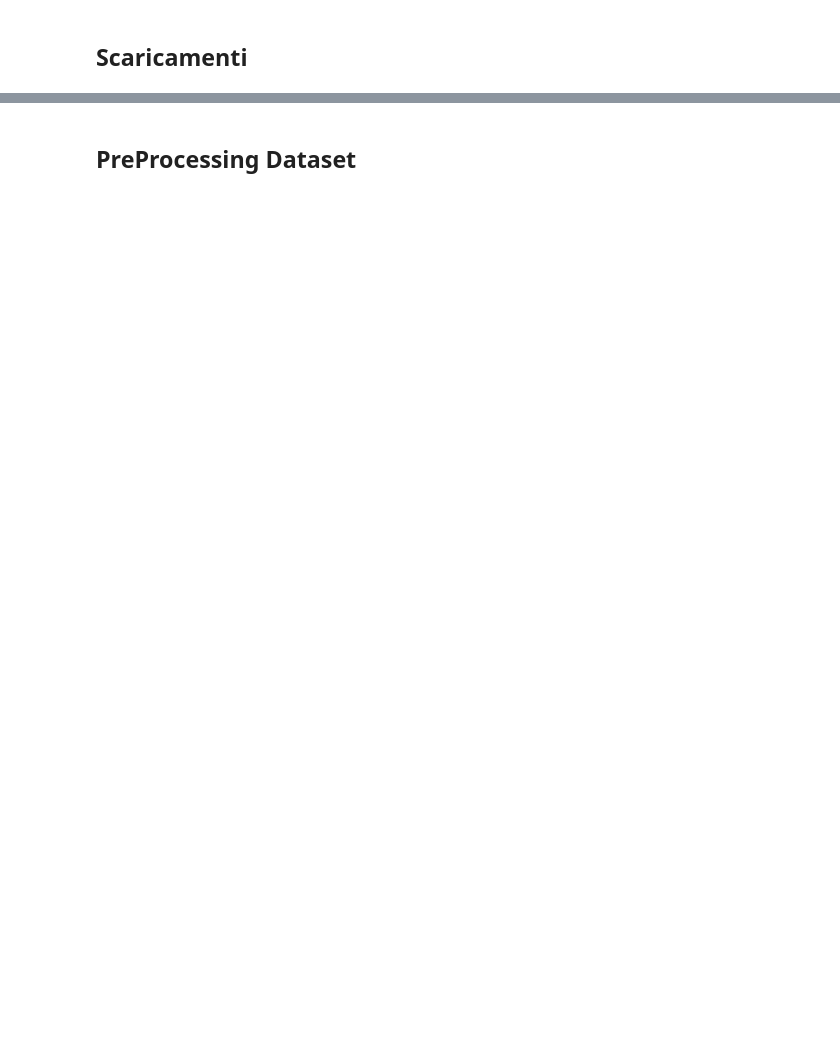
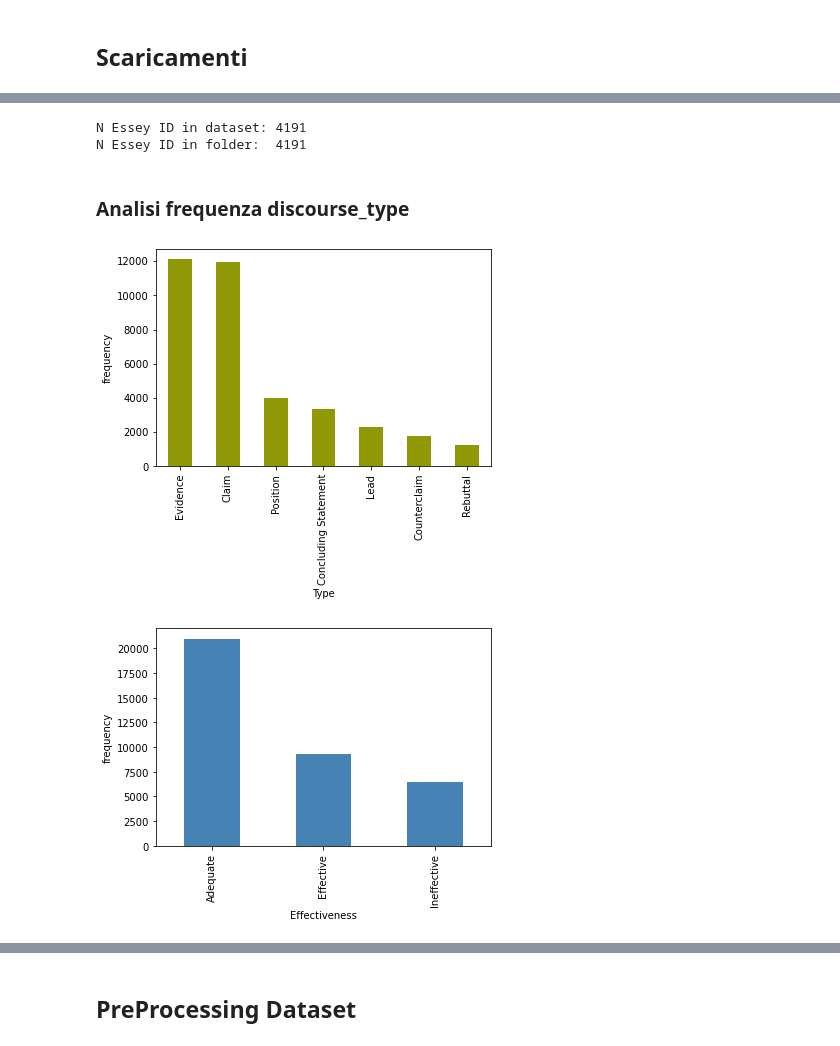
Before and after one commit to Typing-Monkeys/BRUN0-Net, a Jupyter notebook: training/Brun0-Net.ipynb, the cells around one changed output, grey strips where cells are left out. Saved outputs shown, nothing was run; the diff lists cells and outputs as text; code cells hidden in the pictures; blank space fills up the shorter version.

Commit message:
Analisi Dataset
Aggiunti plot e una breve analisi del dataset

Co-authored-by: Zecown <NicoloPosta@users.noreply.github.com>
Co-authored-by: Tommaso Romani <TommasoRomani@users.noreply.github.com>

```diff
--- a/training/Brun0-Net.ipynb
+++ b/training/Brun0-Net.ipynb
@@ -16,0 +41,32 @@ if not path.exists("./dataset/glove/"):
+# %%
+unique_esseyid_dataset = dataset["essay_id"].unique()
+esseyid_number = len(unique_esseyid_dataset)
+
+real_esseyid_number = !ls {dataset_path}/train | wc -l
+
+print(f"N Essey ID in dataset: {esseyid_number}")
+print(f"N Essey ID in folder:  {real_esseyid_number[0]}")
+# print(unique_esseyid_dataset)
+# %% [output]
+N Essey ID in dataset: 4191
+N Essey ID in folder:  4191
+# %% [markdown]
+### Analisi frequenza discourse_type
+# %%
+def sexy_plot_count(dataset_column: str, xlabel: str, ylabel: str, colors=["blue"], kind='bar'):
+    fig, ax = plt.subplots()
+    dataset[dataset_column].value_counts().plot(
+        ax=ax,
+        kind=kind,
+        xlabel=xlabel,
+        ylabel=ylabel,
+        color=colors
+        )
+
+    plt.show()
+# %%
+sexy_plot_count('discourse_type', 'Type', 'frequency', ["xkcd:baby poop green"])
+sexy_plot_count('discourse_effectiveness', 'Effectiveness', 'frequency', ["steelblue"])
+# %% [output]
+[figure, added]
+[figure, added]
```
Also changed, not shown: parts of 46 cells of this notebook.
